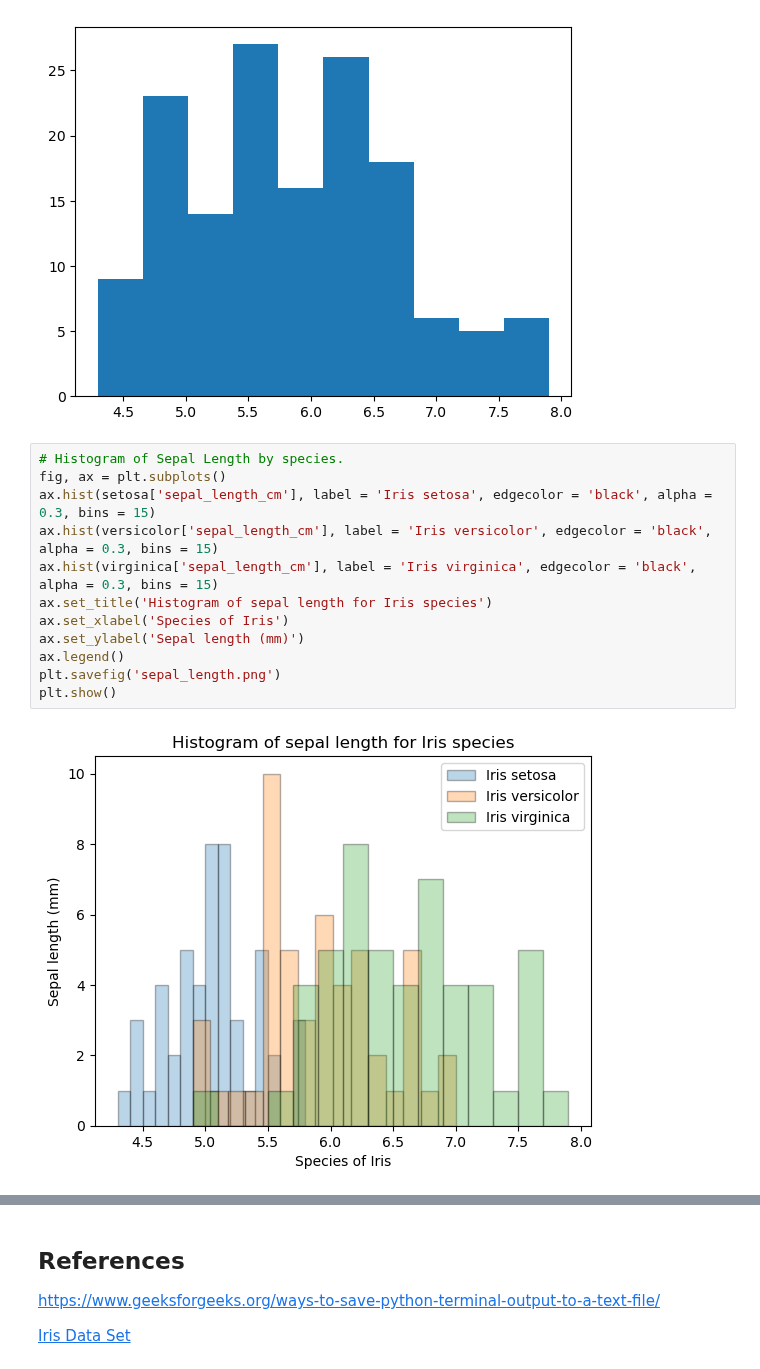
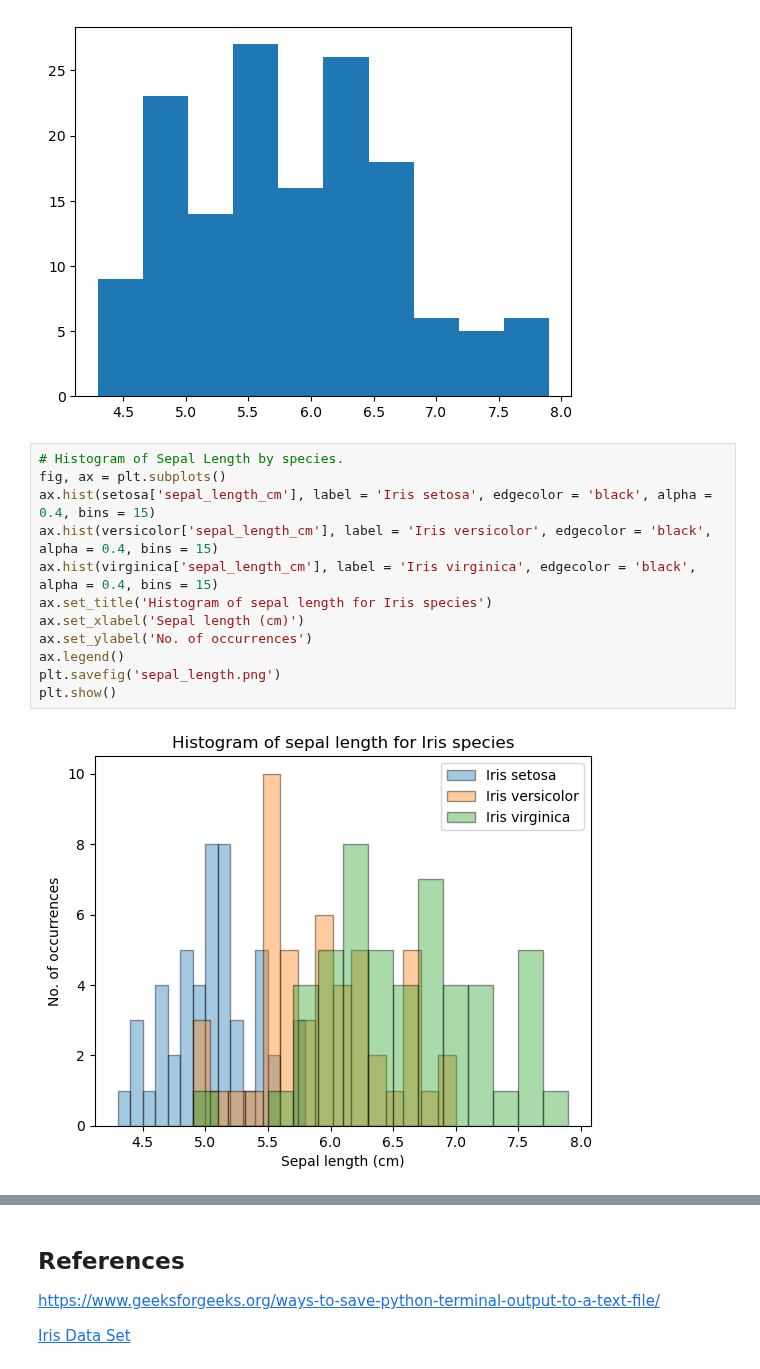
Before and after one commit to IreneKilgannon/pands-project, a Jupyter notebook: analysis.ipynb, the cells around one changed output, grey strips where cells are left out. Drawn from its saved outputs; the diff is of its cells as text.

Commit message:
improving the histogram of sepal length

```diff
--- a/analysis.ipynb
+++ b/analysis.ipynb
@@ -163,14 +163,14 @@ plt.show()
 # %%
 # Histogram of Sepal Length by species.
 fig, ax = plt.subplots()
-ax.hist(setosa['sepal_length_cm'], label = 'Iris setosa', edgecolor = 'black', alpha = 0.3, bins = 15)
-ax.hist(versicolor['sepal_length_cm'], label = 'Iris versicolor', edgecolor = 'black', alpha = 0.3, bins = 15)
-ax.hist(virginica['sepal_length_cm'], label = 'Iris virginica', edgecolor = 'black', alpha = 0.3, bins = 15)
+ax.hist(setosa['sepal_length_cm'], label = 'Iris setosa', edgecolor = 'black', alpha = 0.4, bins = 15)
+ax.hist(versicolor['sepal_length_cm'], label = 'Iris versicolor', edgecolor = 'black', alpha = 0.4, bins = 15)
+ax.hist(virginica['sepal_length_cm'], label = 'Iris virginica', edgecolor = 'black', alpha = 0.4, bins = 15)
 ax.set_title('Histogram of sepal length for Iris species')
-ax.set_xlabel('Species of Iris')
-ax.set_ylabel('Sepal length (mm)')
+ax.set_xlabel('Sepal length (cm)')
+ax.set_ylabel('No. of occurrences')
 ax.legend()
 plt.savefig('sepal_length.png')
 plt.show()
 # %% [output]
-[figure, old version]
+[figure, new version]
```
Also changed, not shown: parts of 1 cell of this notebook, 2 other files.
